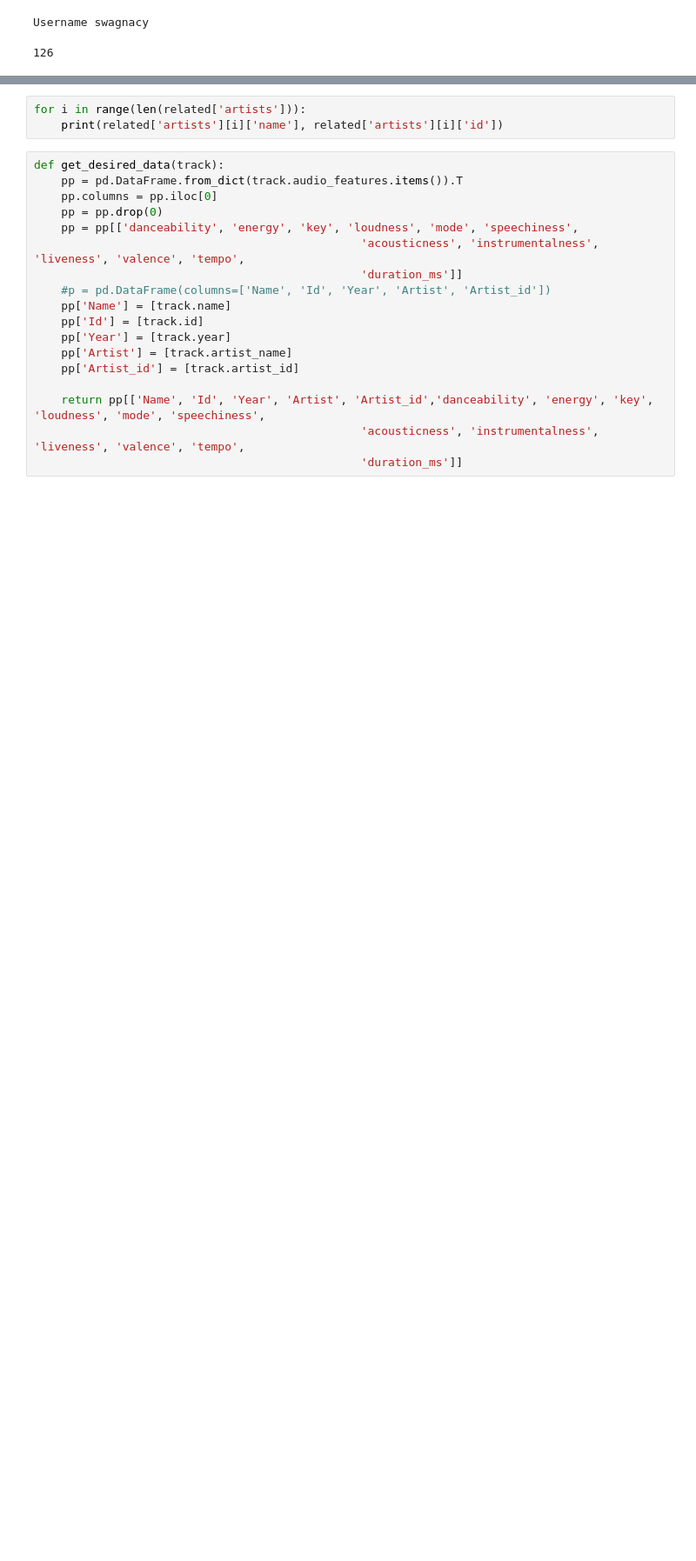
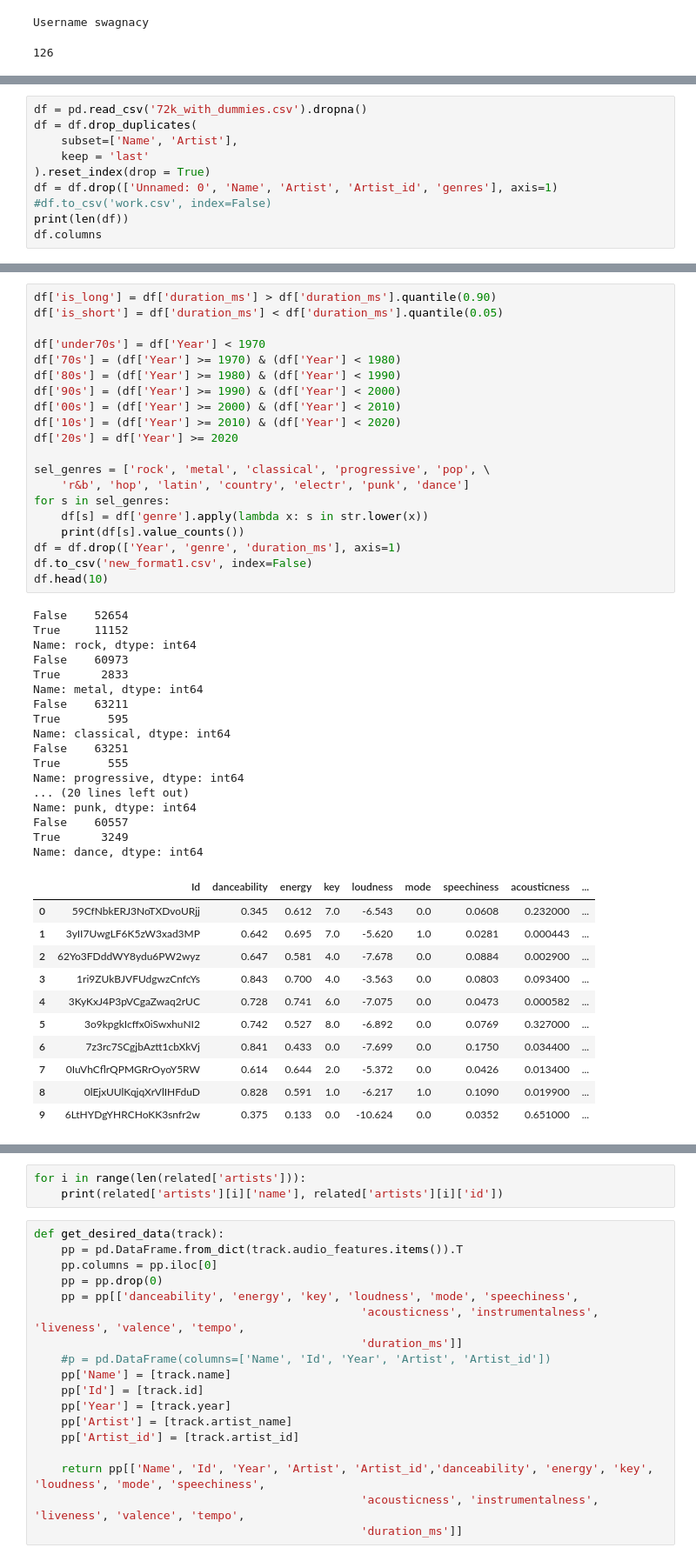
Before and after one commit to istepka/intelligent-spotify-queue-builder, a Jupyter notebook: explore.ipynb, the cells around one changed output, grey strips where cells are left out. Shown: that part at 87% size. Cells and saved outputs as stored; diff of their text form; blank space fills up the shorter version.

```diff
--- a/explore.ipynb
+++ b/explore.ipynb
@@ -22,0 +34,10 @@ Username swagnacy
+# %%
+df = pd.read_csv('72k_with_dummies.csv').dropna()
+df = df.drop_duplicates(
+    subset=['Name', 'Artist'],
+    keep = 'last'
+).reset_index(drop = True)
+df = df.drop(['Unnamed: 0', 'Name', 'Artist', 'Artist_id', 'genres'], axis=1)
+#df.to_csv('work.csv', index=False)
+print(len(df))
+df.columns
@@ -22,0 +55,49 @@ Username swagnacy
+# %%
+df['is_long'] = df['duration_ms'] > df['duration_ms'].quantile(0.90)
+df['is_short'] = df['duration_ms'] < df['duration_ms'].quantile(0.05)
+
+df['under70s'] = df['Year'] < 1970
+df['70s'] = (df['Year'] >= 1970) & (df['Year'] < 1980)
+df['80s'] = (df['Year'] >= 1980) & (df['Year'] < 1990)
+df['90s'] = (df['Year'] >= 1990) & (df['Year'] < 2000)
+df['00s'] = (df['Year'] >= 2000) & (df['Year'] < 2010)
+df['10s'] = (df['Year'] >= 2010) & (df['Year'] < 2020)
+df['20s'] = df['Year'] >= 2020
+
+sel_genres = ['rock', 'metal', 'classical', 'progressive', 'pop', \
+    'r&b', 'hop', 'latin', 'country', 'electr', 'punk', 'dance']
+for s in sel_genres:
+    df[s] = df['genre'].apply(lambda x: s in str.lower(x))
+    print(df[s].value_counts())
+df = df.drop(['Year', 'genre', 'duration_ms'], axis=1)
+df.to_csv('new_format1.csv', index=False)
+df.head(10)
+# %% [output]
+False    52654
+True     11152
+Name: rock, dtype: int64
+False    60973
+True      2833
+Name: metal, dtype: int64
+False    63211
+True       595
+Name: classical, dtype: int64
+False    63251
+True       555
+Name: progressive, dtype: int64
+... (20 lines left out)
+Name: punk, dtype: int64
+False    60557
+True      3249
+Name: dance, dtype: int64
+|  | Id | danceability | energy | key | loudness | mode | speechiness | acousticness | ... |
+| 0 | 59CfNbkERJ3NoTXDvoURjj | 0.345 | 0.612 | 7.0 | -6.543 | 0.0 | 0.0608 | 0.232000 | ... |
+| 1 | 3yII7UwgLF6K5zW3xad3MP | 0.642 | 0.695 | 7.0 | -5.620 | 1.0 | 0.0281 | 0.000443 | ... |
+| 2 | 62Yo3FDddWY8ydu6PW2wyz | 0.647 | 0.581 | 4.0 | -7.678 | 0.0 | 0.0884 | 0.002900 | ... |
+| 3 | 1ri9ZUkBJVFUdgwzCnfcYs | 0.843 | 0.700 | 4.0 | -3.563 | 0.0 | 0.0803 | 0.093400 | ... |
+| 4 | 3KyKxJ4P3pVCgaZwaq2rUC | 0.728 | 0.741 | 6.0 | -7.075 | 0.0 | 0.0473 | 0.000582 | ... |
+| 5 | 3o9kpgkIcffx0iSwxhuNI2 | 0.742 | 0.527 | 8.0 | -6.892 | 0.0 | 0.0769 | 0.327000 | ... |
+| 6 | 7z3rc7SCgjbAztt1cbXkVj | 0.841 | 0.433 | 0.0 | -7.699 | 0.0 | 0.1750 | 0.034400 | ... |
+| 7 | 0IuVhCflrQPMGRrOyoY5RW | 0.614 | 0.644 | 2.0 | -5.372 | 0.0 | 0.0426 | 0.013400 | ... |
+| 8 | 0lEjxUUlKqjqXrVlIHFduD | 0.828 | 0.591 | 1.0 | -6.217 | 1.0 | 0.1090 | 0.019900 | ... |
+| 9 | 6LtHYDgYHRCHoKK3snfr2w | 0.375 | 0.133 | 0.0 | -10.624 | 0.0 | 0.0352 | 0.651000 | ... |
```
Also changed, not shown: parts of 10 cells of this notebook, 8 other files.
